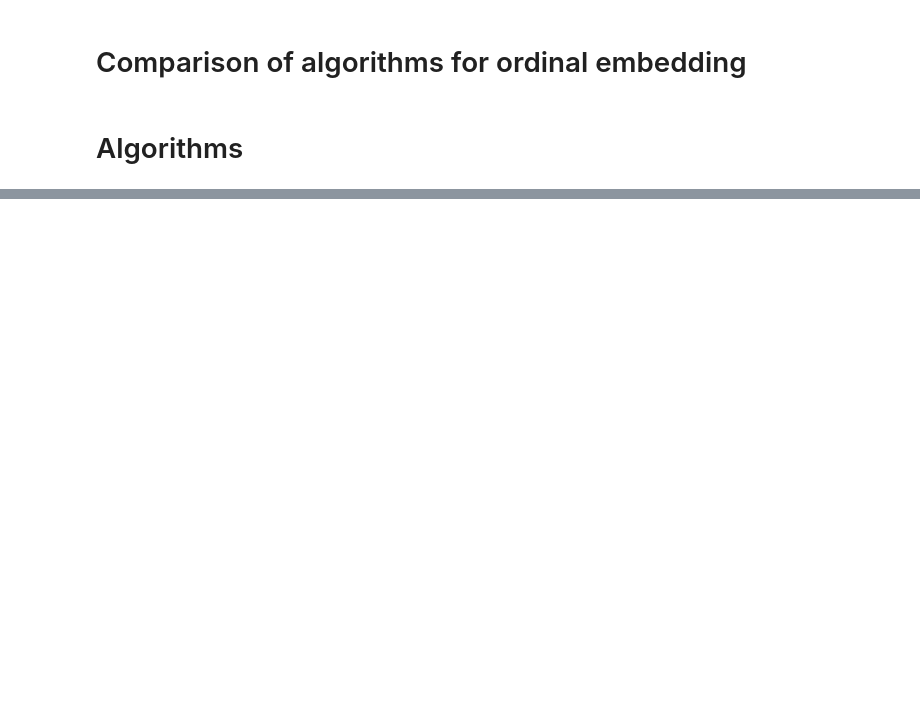
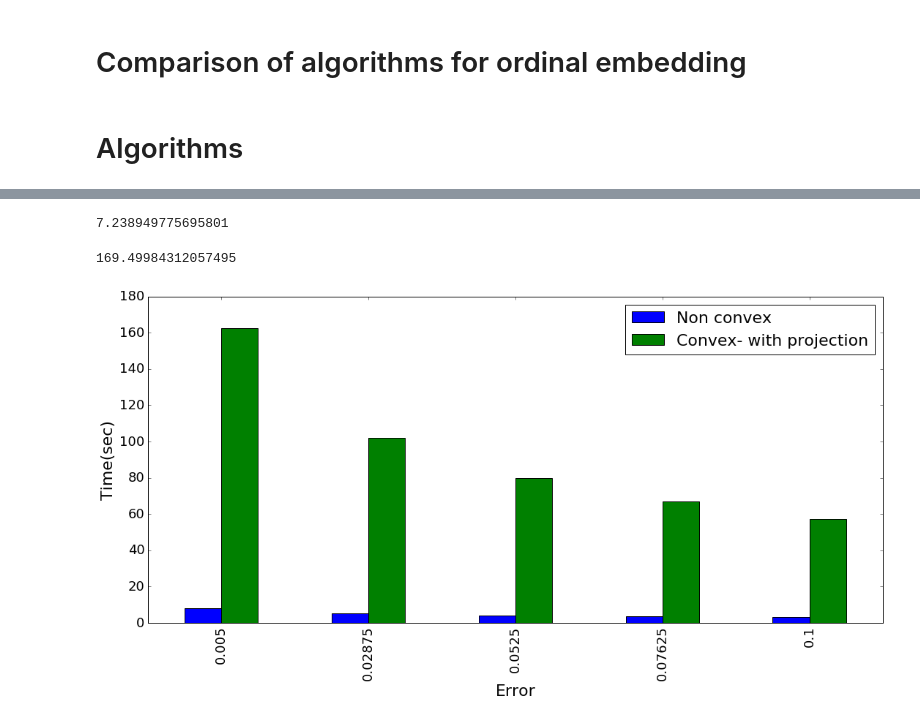
Before and after one commit to GeoCV/Triplets, a Jupyter notebook: mypackage/Metric Learning framework.ipynb, the cells around one changed output, grey strips where cells are left out. Drawn from its saved outputs; the diff is of its cells as text; code cells hidden in the pictures; blank space fills up the shorter version.

```diff
--- a/mypackage/Metric Learning framework.ipynb
+++ b/mypackage/Metric Learning framework.ipynb
@@ -49,3 +49,22 @@ triplets, error = getTriplets(X, pulls)
 #                                     accuracy = accuracy,
 #                                     max_iters=100,
 #                                     verbose=False)
+# %%
+stats_non_convex = []
+
+for epsilon in np.linspace(0.005, 0.1,5):
+    print('Epsilon', epsilon)
+    X0 = np.random.random((n,d))
+    stats1= triplet_algorithms(ste_loss,
+                       triplets,
+                       X0,
+                       d,
+                       'full_grad',
+                       10,
+                       iters=100,
+                       epsilon = epsilon,
+                       proj=None,
+                       debug=False)
+
+    stats_non_convex.append(stats1)
+    print()
@@ -224,0 +190,20 @@ sta
+# %%
+sum(stats1['time_per_iter'])
+# %% [output]
+7.238949775695801
+# %%
+sum(stats2['time_per_iter'])
+# %% [output]
+169.49984312057495
+# %%
+df = []
+for i,j in zip(stats_non_convex,stats_convex):
+    df.append([sum(i['time_per_iter']), len(j['emp'])*stats_convex[0]['avg_time_per_iter']])
+
+df = pd.DataFrame(df, columns=['Non convex', 'Convex- with projection'], index=np.linspace(0.005, 0.1,5))
+ax = df.plot(figsize=(18,8), fontsize=18, kind='bar')
+ax.set_ylabel('Time(sec)', fontsize=22)
+ax.set_xlabel('Error', fontsize=22)
+ax.legend(fontsize=22, loc='upper right');
+# %% [output]
+[figure, added]
```
Also changed, not shown: parts of 14 cells of this notebook, 1 other file.
